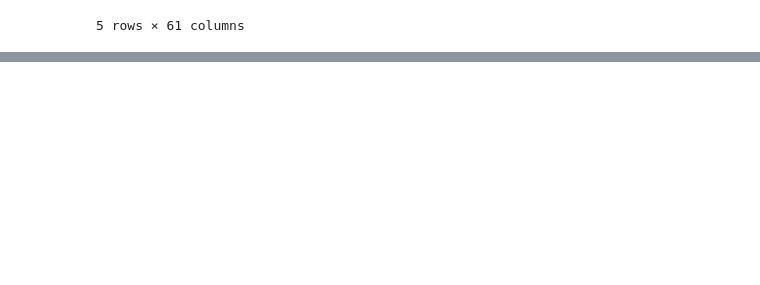
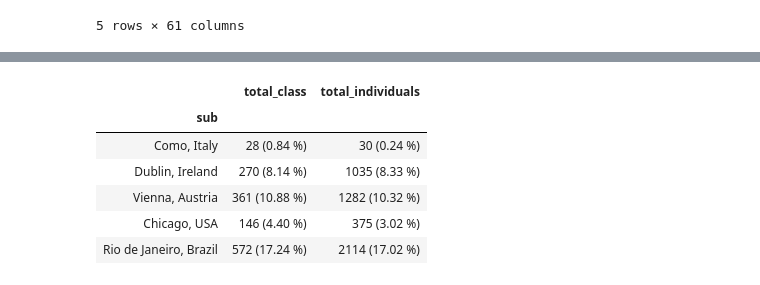
Before and after one commit to deeplearningbrasil/mars-gym, a Jupyter notebook: Resultados.ipynb, the cells around one changed output, grey strips where cells are left out. Cells and saved outputs as stored; diff of their text form; code cells hidden in the pictures; blank space fills up the shorter version.

```diff
--- a/Resultados.ipynb
+++ b/Resultados.ipynb
@@ -287,0 +497,10 @@ for input_metrics in ['Cumulative Reward', 'Cumulative Window Mean Reward', 'Cum
+# %%
+df_total.head()
+# %% [output]
+|  | total_class | total_individuals |
+| sub |  |  |
+| Como, Italy | 28 (0.84 %) | 30 (0.24 %) |
+| Dublin, Ireland | 270 (8.14 %) | 1035 (8.33 %) |
+| Vienna, Austria | 361 (10.88 %) | 1282 (10.32 %) |
+| Chicago, USA | 146 (4.40 %) | 375 (3.02 %) |
+| Rio de Janeiro, Brazil | 572 (17.24 %) | 2114 (17.02 %) |
```
Also changed, not shown: parts of 22 cells of this notebook, 5 other files.
